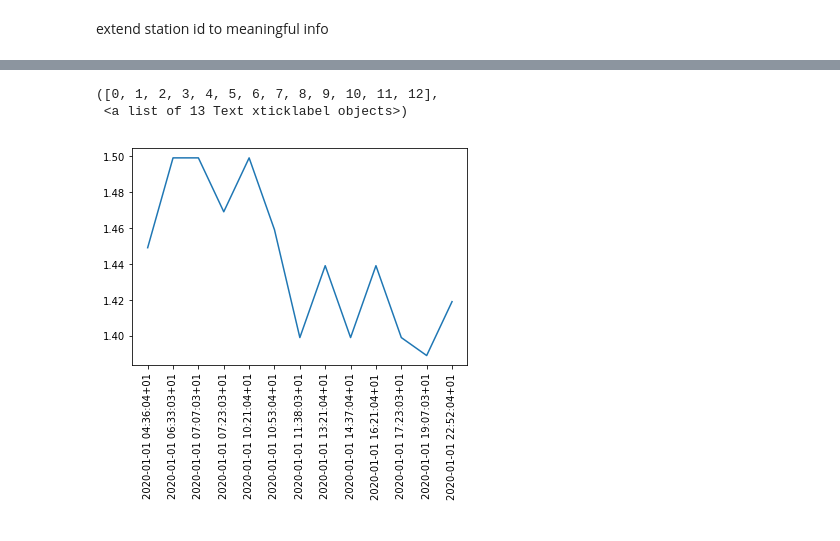
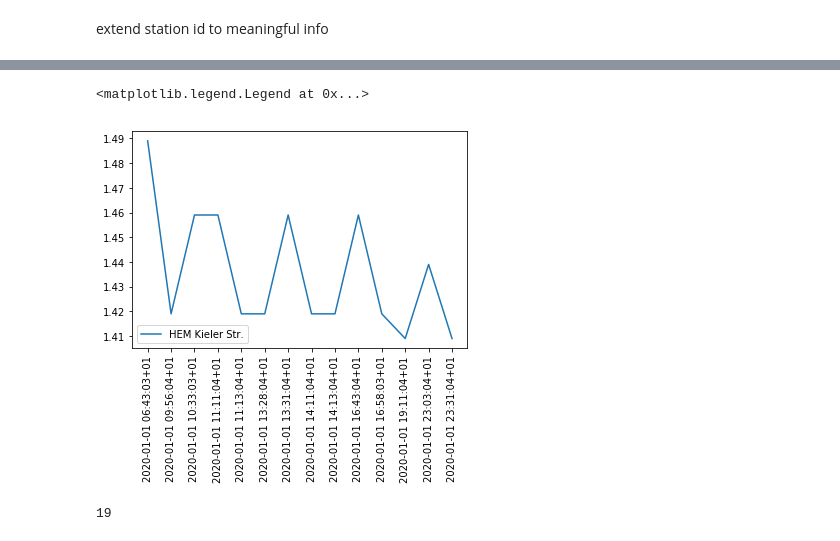
Before and after one commit to grevtsovkirill/GasAnalysis, a Jupyter notebook: GasAnalysis.ipynb, the cells around one changed output, grey strips where cells are left out. Cells and saved outputs as stored; diff of their text form; code cells hidden in the pictures.

```diff
--- a/GasAnalysis.ipynb
+++ b/GasAnalysis.ipynb
@@ -215,8 +203,15 @@ df.head()
+# %%
+pricesproc=pd.read_csv("data/processed/2020/01/2020-01-01-prices.csv")
 # %%
-df = df.sort_values('date', ascending=True)
-plt.plot(df['date'], df['e10'])
+df=pricesproc.loc[pricesproc.station_uuid=="e1a15081-2617-9107-e040-0b0a3dfe563c"]
+df1= df.sort_values('date', ascending=True)
+plt.plot(df['date'], df['e5'],label=df['station_name'].values[0]+" "+df['station_address'].values[0])
 plt.xticks(rotation='vertical')
+plt.legend(loc="lower left")
 # %% [output]
-([0, 1, 2, 3, 4, 5, 6, 7, 8, 9, 10, 11, 12],
- <a list of 13 Text xticklabel objects>)
+<matplotlib.legend.Legend at 0x...>
-[figure, old version]
+[figure, new version]
+# %%
+len(df)
+# %% [output]
+19
```
Also changed, not shown: parts of 24 cells of this notebook.
